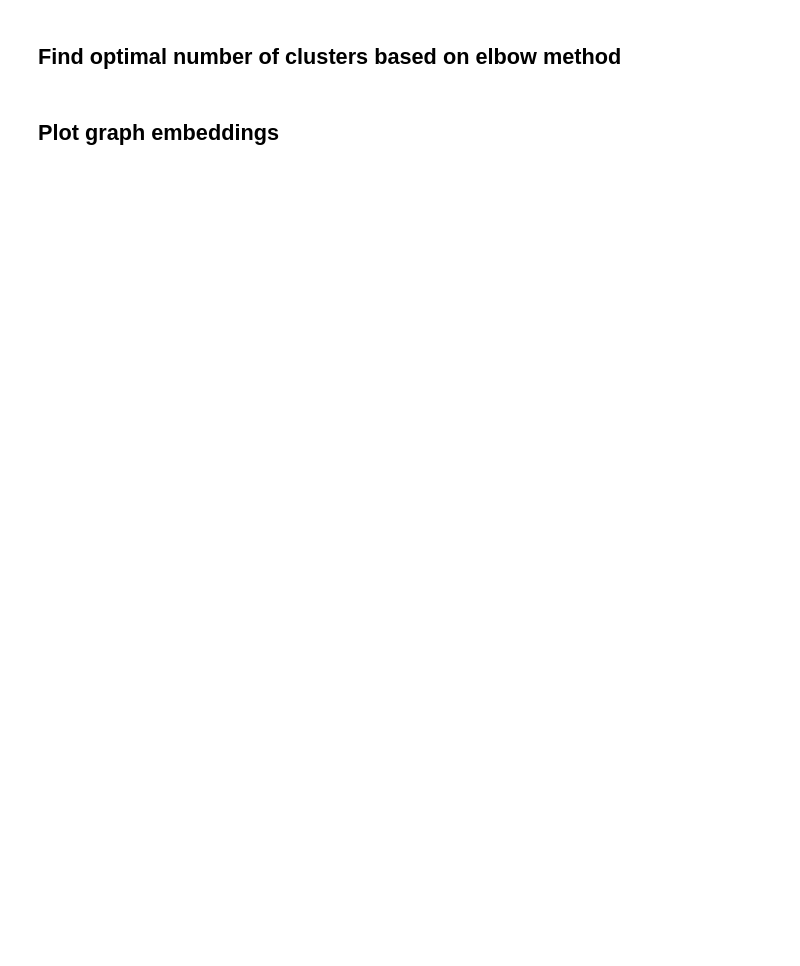
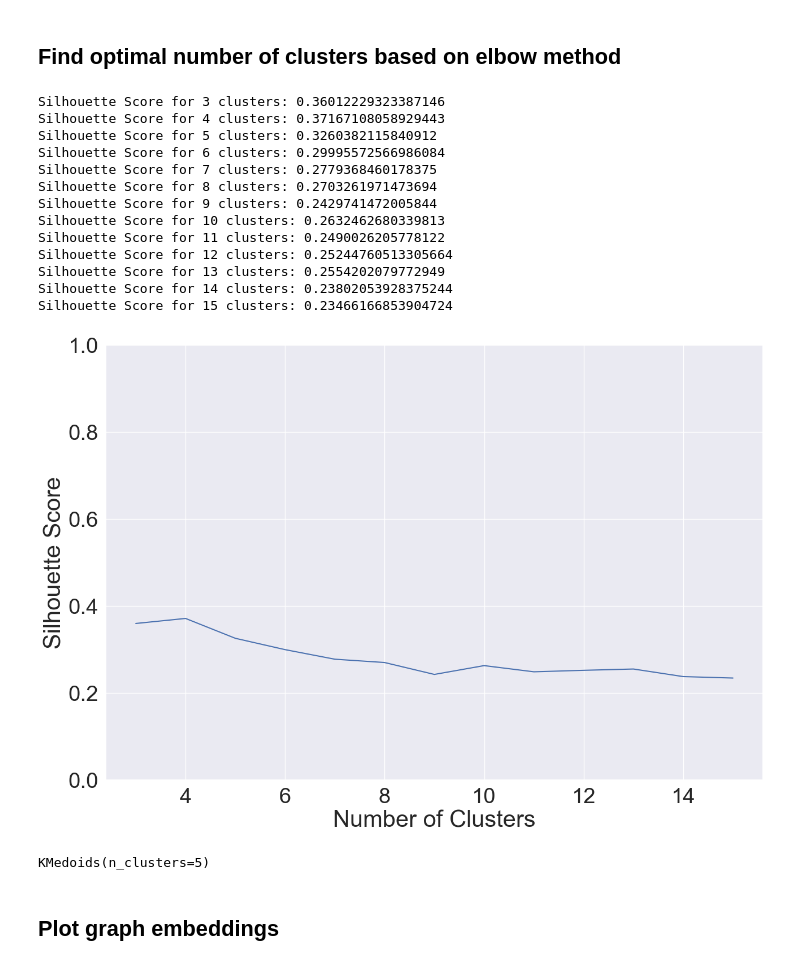
Before and after one commit to Teravolt/microrts-graph-state-encoder-gssl, a Jupyter notebook: visualize_gnn_states_cog2019.ipynb, the cells around one changed output. Saved outputs shown, nothing was run; the diff lists cells and outputs as text; code cells hidden in the pictures; blank space fills up the shorter version.

```diff
--- a/visualize_gnn_states_cog2019.ipynb
+++ b/visualize_gnn_states_cog2019.ipynb
@@ -19,7 +19,7 @@ CONFIG = Namespace(
     ema_alpha=0.99,
     batch_size=8,
     model_name="microrts-gnn-state-encoder",
-    save_model="gnn-state-model-v4.pt",
+    save_model="gnn-state-model-v2.pt",
     hidden_dims=256,
     max_replays=-1,
     update_freq=100,
@@ -40,7 +40,8 @@ CONFIG = Namespace(
     lr_exp_schedule_gamma=0.99,
     unit_actions_to_ignore=[],
     grad_accumulation_steps=4,
-    frame_skip_freq=10
+    frame_skip_freq=10,
+    frame_number_start=200
     )
 
 CONFIG.rng = torch.Generator(CONFIG.device).manual_seed(CONFIG.seed)
@@ -238,37 +245,54 @@ from sklearn.metrics import silhouette_score
 fig = plt.figure(figsize=(15, 10))
 ax = fig.add_subplot(111)
 
 silhouette_score_df = []
-for n_clusters in range(3, 20):
+for n_clusters in range(3, 16):
     kmedoids_obj = KMedoids(n_clusters=n_clusters)
     kmedoids_obj.fit(graph_embeddings)
 
     score = silhouette_score(graph_embeddings, kmedoids_obj.labels_)
     print(f"Silhouette Score for {n_clusters} clusters: {score}")
     silhouette_score_df.append([n_clusters, score])
 
 silhouette_score_df = pd.DataFrame(silhouette_score_df,
                                    columns=['num_clusters', 'silhouette_score'])
 
 sns.lineplot(data=silhouette_score_df, x='num_clusters', y='silhouette_score',
              ax=ax)
 
 ax.set_xlabel("Number of Clusters")
 ax.set_ylabel("Silhouette Score")
 ax.set_ylim(0, 1.0)
 # box = ax.get_position()
 # ax.set_position([box.x0, box.y0, box.width * 0.7, box.height])
 # ax.legend(loc='center left', bbox_to_anchor=(1.15, 0.5))
 
 if CONFIG.max_replays == -1:
     plt.savefig('cog-2019-all-replays-silhouette.pdf', bbox_inches='tight')
     silhouette_score_df.to_csv('cog-2019-all-replays-silhouette.csv')
 else:
     plt.savefig(f'cog-2019-first-{CONFIG.max_replays}-replays-silhouette.pdf', bbox_inches='tight')
     silhouette_score_df.to_csv(f'cog-2019-first-{CONFIG.max_replays}-replays-silhouette.csv')
+# %% [output]
+Silhouette Score for 3 clusters: 0.36012229323387146
+Silhouette Score for 4 clusters: 0.37167108058929443
+Silhouette Score for 5 clusters: 0.3260382115840912
+Silhouette Score for 6 clusters: 0.29995572566986084
+Silhouette Score for 7 clusters: 0.2779368460178375
+Silhouette Score for 8 clusters: 0.2703261971473694
+Silhouette Score for 9 clusters: 0.2429741472005844
+Silhouette Score for 10 clusters: 0.2632462680339813
+Silhouette Score for 11 clusters: 0.2490026205778122
+Silhouette Score for 12 clusters: 0.25244760513305664
+Silhouette Score for 13 clusters: 0.2554202079772949
+Silhouette Score for 14 clusters: 0.23802053928375244
+Silhouette Score for 15 clusters: 0.23466166853904724
+[figure, added]
 # %%
-kmedoids_obj = KMedoids(n_clusters=8)
+kmedoids_obj = KMedoids(n_clusters=5)
 kmedoids_obj.fit(graph_embeddings)
+# %% [output]
+KMedoids(n_clusters=5)
 # %% [markdown]
 ## Plot graph embeddings
 # %%
```
Also changed, not shown: parts of 5 cells of this notebook, 1 other file.
